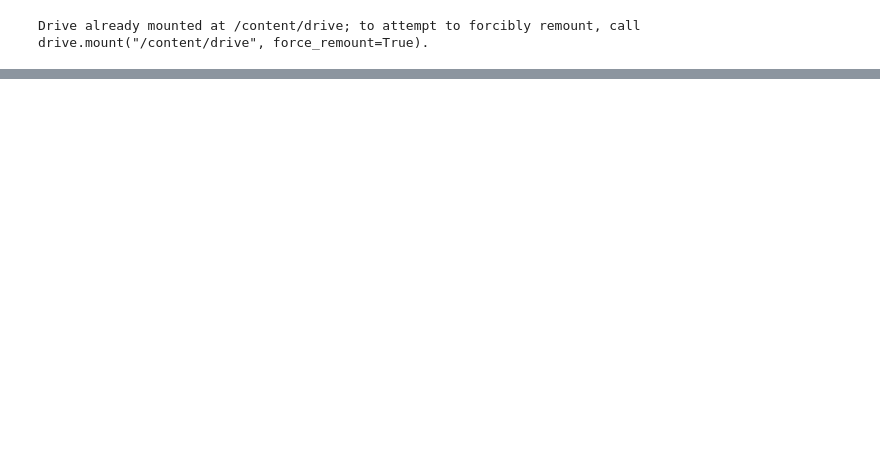
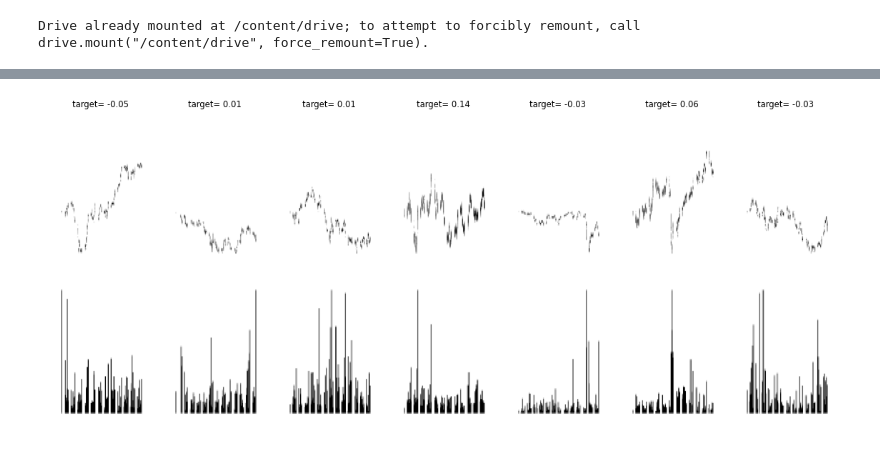
Before and after one commit to YanivAmir/stock-predicition-CNN, a Jupyter notebook: loading_uniting_and_downsampling_data.ipynb, the cells around one changed output, grey strips where cells are left out. Cells and saved outputs as stored; diff of their text form; code cells hidden in the pictures; blank space fills up the shorter version.

Commit message:
divided data into 6 equal parts to be trained individually to create a CNN ensemble

```diff
--- a/loading_uniting_and_downsampling_data.ipynb
+++ b/loading_uniting_and_downsampling_data.ipynb
@@ -256,5 +77,0 @@ torch.save(images2, savePath+'images_allStocks_midAndExtremes_every2ndImg_pool3_
-# %%
-images = torch.load(savePath+'images_allStocks_midAndExtremes_every3rdImg_pool3_asHalf.pt')
-targets = torch.load(savePath+'labels_allStocks_midAndExtremes_every3rdImg_pool3_asHalf.pt')
-print(f'Images sizes after uniting data : {images.shape}')
-print(f'Targets sizes after uniting data : {targets.shape}')
@@ -260,0 +102,21 @@ print(f'Targets sizes after uniting data : {targets.shape}')
+# %%
+saveIndices = [0,500,1000,1500,1711,2000,2500,3000,3315]
+for i in range(6):
+  images = None
+  for strtIndx,endIdx in zip(saveIndices[:-1],saveIndices[1:]):
+    currentImgs = torch.load(savePath+f'images_tickers{strtIndx}-{endIdx}_pool3_asHalf.pt')[i::6]
+    currentTargets = torch.load(savePath+f'targets_tickers{strtIndx}-{endIdx}_pool3_asDf.pt')[i::6]
+
+    if images is None:
+        images = currentImgs  # First batch
+        targets = currentTargets
+    else:
+        images = torch.cat((images, currentImgs), dim=0)
+        targets = pd.concat([targets,currentTargets],axis=0)
+    del currentImgs
+    print(images.shape)
+
+  torch.save(images, savePath+f'images_tickers0-3315_[{str(i)}::6]_pool3_asHalf.pt')
+  pd.to_pickle(targets,savePath+f'targets_tickers0-3315_[{str(i)}::6]_pool3_asDf.pkl')
+  print(f'Images sizes after uniting [{i}::6] data : {images.shape}')
+  print(f'Targets sizes after uniting [{i}::6] data : {targets.shape}')
@@ -260,0 +141,20 @@ print(f'Targets sizes after uniting data : {targets.shape}')
+# %%
+# visualize some images
+fig,axs = plt.subplots(2,7,figsize=(5*320/100,2*320/100),dpi=70)
+
+for i in range(axs.shape[1]):
+
+  # pick a random pic
+  n = random.randint(0,images.shape[0]-1)
+
+  # visualize
+  axs[0,i].imshow(images[n,0,:,:],cmap='gray', aspect='auto')
+  axs[1,i].imshow(images[n,1,:,:],cmap='gray', aspect='auto')
+  axs[0,i].set_title(f'target= {round(targets.iloc[n,-1],2)}')
+  axs[0,i].axis('off')
+  axs[1,i].axis('off')
+
+plt.subplots_adjust(left=0, right=1, top=1, bottom=0, wspace=0, hspace=0)
+plt.show()
+# %% [output]
+[figure, added]
```
Also changed, not shown: parts of 20 cells of this notebook.
